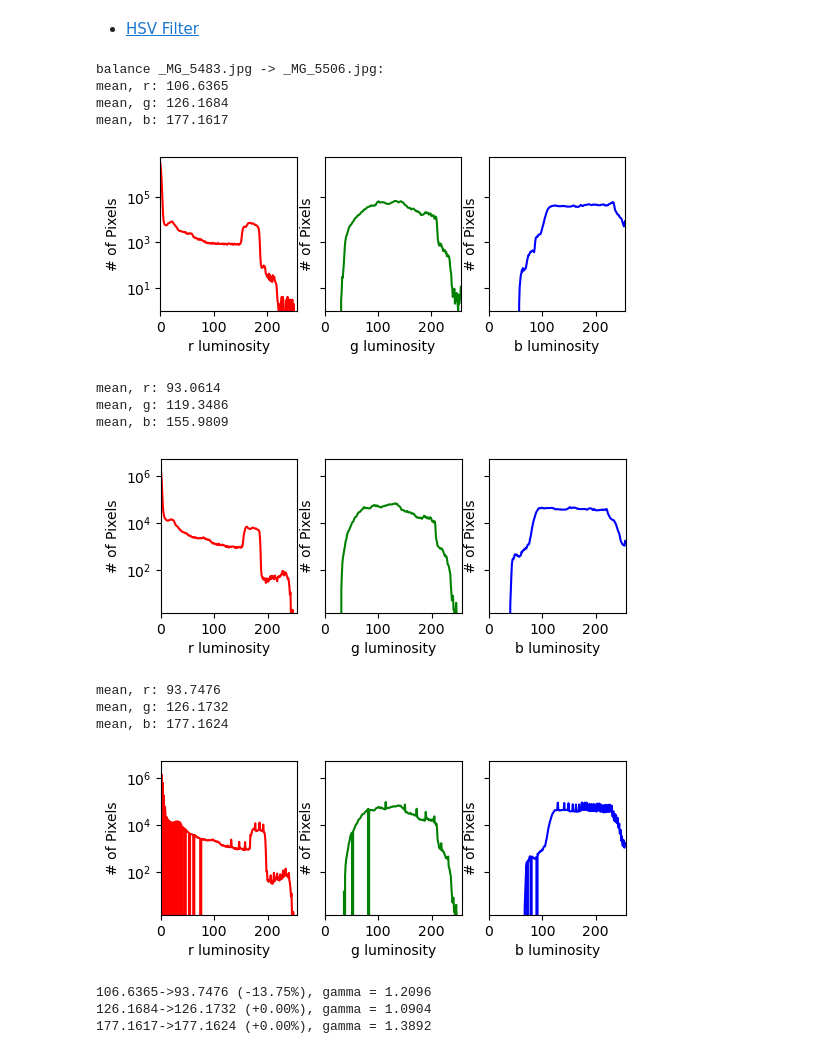
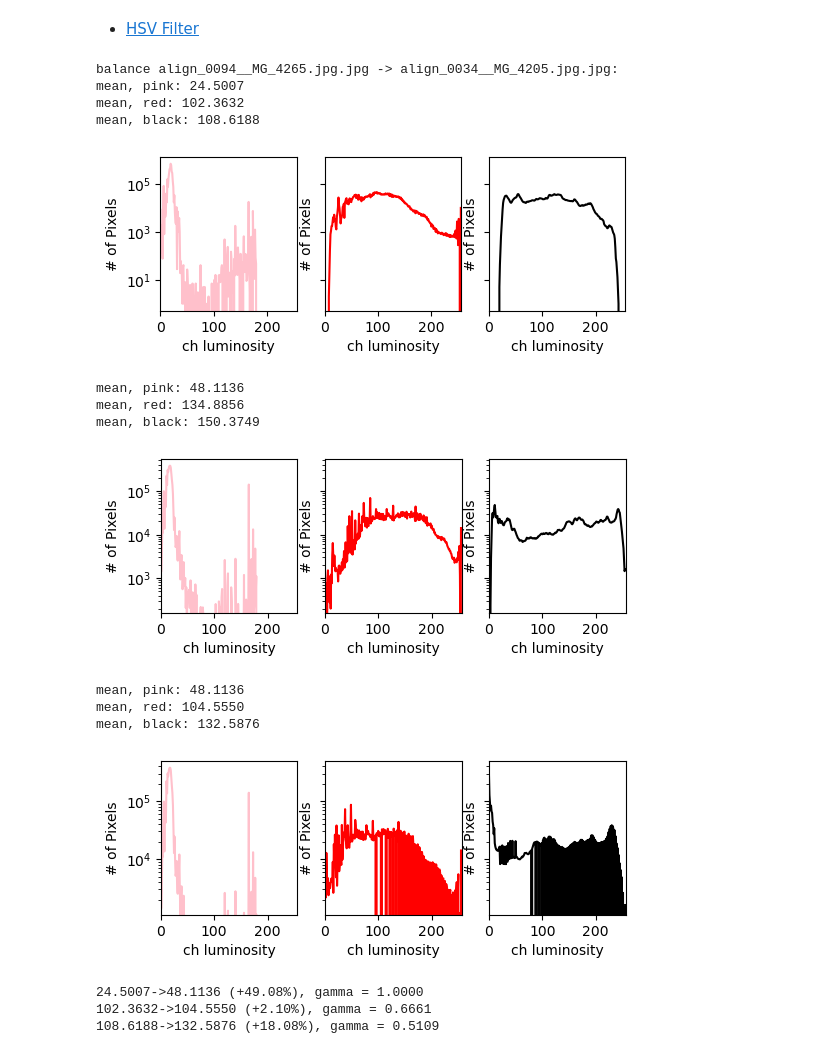
Before and after one commit to lucalista/focusstack, a Jupyter notebook: test-color-manip.ipynb, the cells around one changed output. Cells and saved outputs as stored; diff of their text form; code cells hidden in the pictures.

Commit message:
add hsv balance

```diff
--- a/test-color-manip.ipynb
+++ b/test-color-manip.ipynb
@@ -9,25 +9,23 @@ from focus_stack.balance import img_histo, img_lumi_balance_rgb, img_lumi_balanc
 # %%
-base_path = "E:/Focus stacking/2024-03-04 - Spider/A/"
+base_path = "E:/Focus stacking/2024-02-04 - Coleoptera remake/"
 input_path = base_path+"aligned"
 output_path = "C:/Users/Luca Lista/Desktop/Temp"
-filename_1 = input_path + "_MG_5445.jpg"
-filename_2 = input_path + "_MG_5504.jpg"
 # %%
-img_lumi_balance_rgb("_MG_5506.jpg", "_MG_5483.jpg", input_path, output_path, mask_size=0.8, i_min=20)
+img_lumi_balance_hsv("align_0034__MG_4205.jpg.jpg", "align_0094__MG_4265.jpg.jpg", input_path, output_path, mask_size=0.8, i_min=20)
 # %% [output]
-balance _MG_5483.jpg -> _MG_5506.jpg:
-mean, r: 106.6365
-mean, g: 126.1684
-mean, b: 177.1617
+balance align_0094__MG_4265.jpg.jpg -> align_0034__MG_4205.jpg.jpg:
+mean, pink: 24.5007
+mean, red: 102.3632
+mean, black: 108.6188
-[figure, old version]
+[figure, new version]
-mean, r: 93.0614
-mean, g: 119.3486
-mean, b: 155.9809
+mean, pink: 48.1136
+mean, red: 134.8856
+mean, black: 150.3749
-[figure, old version]
+[figure, new version]
-mean, r: 93.7476
-mean, g: 126.1732
-mean, b: 177.1624
+mean, pink: 48.1136
+mean, red: 104.5550
+mean, black: 132.5876
-[figure, old version]
+[figure, new version]
-106.6365->93.7476 (-13.75%), gamma = 1.2096
-126.1684->126.1732 (+0.00%), gamma = 1.0904
-177.1617->177.1624 (+0.00%), gamma = 1.3892
+24.5007->48.1136 (+49.08%), gamma = 1.0000
+102.3632->104.5550 (+2.10%), gamma = 0.6661
+108.6188->132.5876 (+18.08%), gamma = 0.5109
```
Also changed, not shown: parts of 2 cells of this notebook, 2 other files.
